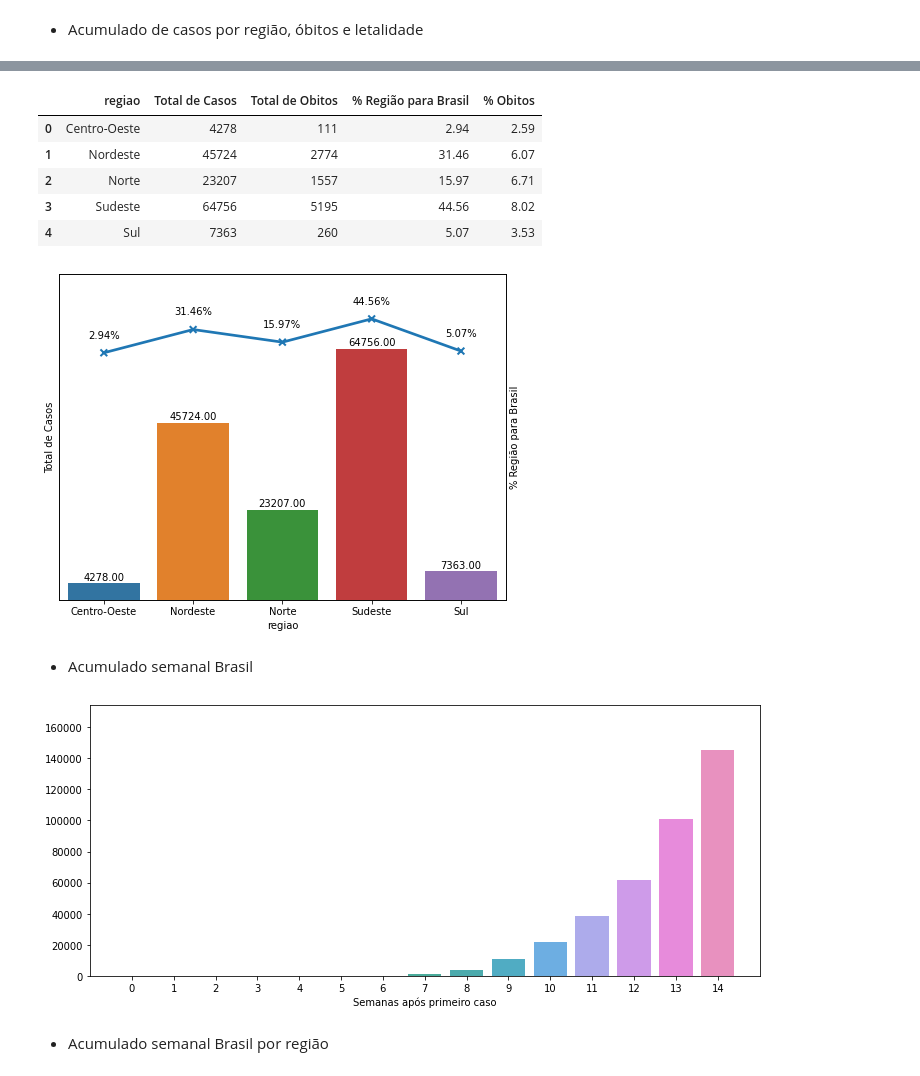
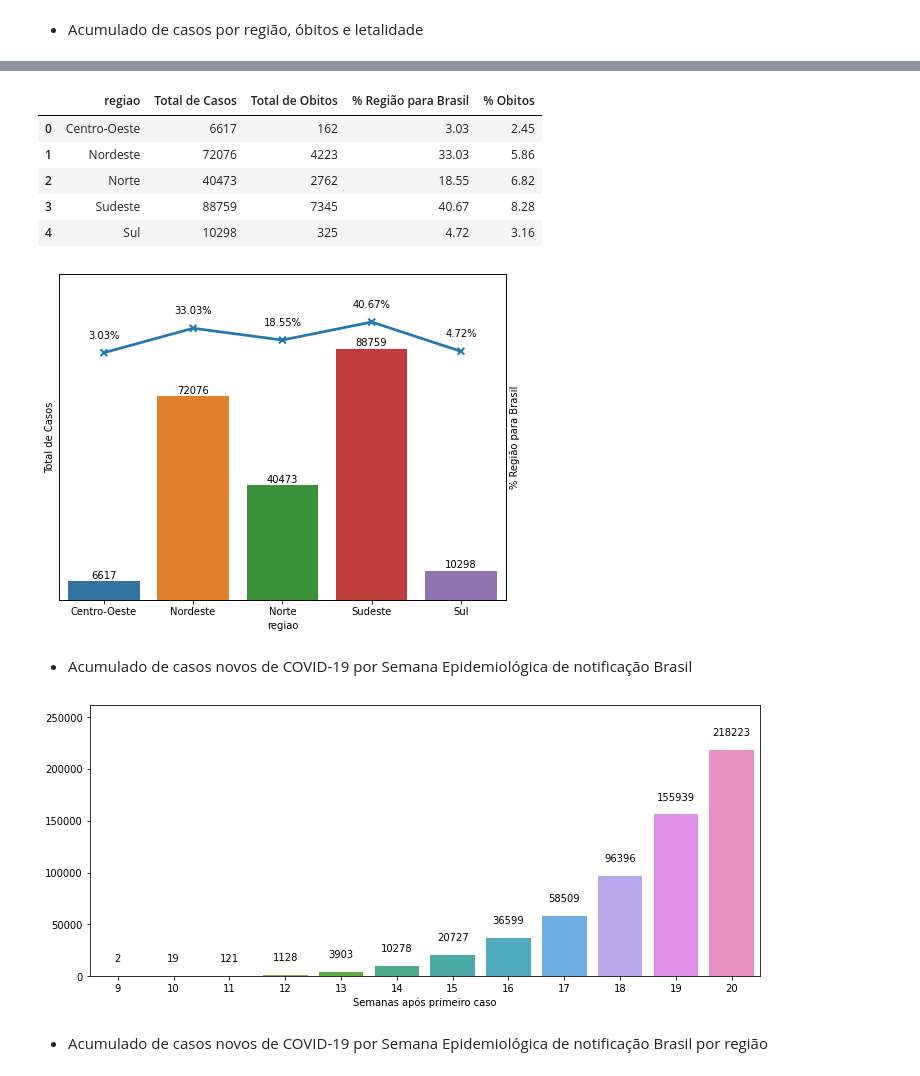
Before and after one commit to leocneves/COVID-19, a Jupyter notebook: notebooks/covid_main.ipynb, the cells around one changed output, grey strips where cells are left out. Saved outputs shown, nothing was run; the diff lists cells and outputs as text; code cells hidden in the pictures.

```diff
--- a/notebooks/covid_main.ipynb
+++ b/notebooks/covid_main.ipynb
@@ -48,7 +79,7 @@ Conteúdo:
 # %% [markdown]
 ### 1. Análise Inicial dos Dados
 # %%
-df = pd.read_csv('../datasets/arquivo_geral.csv', sep=';')
+df = pd.read_excel('../datasets/covid_brasil.xlsx')
 # %% [markdown]
 - Quantidade de valores ausentes e tipos das colunas:
 # %%
@@ -67,5 +105,8 @@ pd.DataFrame(columns=['Coluna', 'Tipo', 'Qtd. Nulos'], data=np.array([df.columns
 # %%
 # Transformações Necessárias
+
+df = df[df.estado.notna()] # Retirando estados faltantes (número de deleções aceitável com base na tabela acima)
+
 df['data'] = pd.to_datetime(df['data'], format='%Y-%m-%d') # Transformação da coluna de data de tipo string -> tipod data
 # %% [markdown]
 ### 2. Volumes dos Dados
@@ -74,8 +126,9 @@ df['data'] = pd.to_datetime(df['data'], format='%Y-%m-%d') # Transformação da
 # %%
-df_vol = pd.pivot_table(df, values=['casosNovos', 'obitosNovos'],
-               columns=['regiao'], aggfunc=[np.sum]).xs('sum', axis=1, drop_level=True).T.reset_index()
+df_vol = pd.pivot_table(df, values=['regiao', 'casosAcumulado', 'obitosAcumulado'],
+               columns=['estado'], aggfunc=[np.max]).xs('amax', axis=1,
+                                                        drop_level=True).T.reset_index().groupby('regiao').agg({'casosAcumulado':np.sum, 'obitosAcumulado':np.sum}).reset_index()
 
-df_vol.rename(columns={'casosNovos':'Total de Casos', 'obitosNovos':'Total de Obitos'}, inplace = True)
+df_vol.rename(columns={'casosAcumulado':'Total de Casos', 'obitosAcumulado':'Total de Obitos'}, inplace = True)
 
 df_vol['% Região para Brasil'] = round((df_vol['Total de Casos'] / df_vol['Total de Casos'].sum()) * 100, 2) # % da região
 df_vol['% Obitos'] = round((df_vol['Total de Obitos'] / df_vol['Total de Casos']) * 100, 2) # Letalidade
@@ -109,7 +162,7 @@ for rect, i in zip(ax.patches, df_vol['% Região para Brasil'].values):
         va = 'top'
 
     # Use Y value as label and format number with one decimal place
-    label = "{:.2f}".format(y_value)
+    label = "{:.0f}".format(y_value)
 
     # Create annotation
     ax.annotate(
@@ -133,38 +186,40 @@ for rect, i in zip(ax.patches, df_vol['% Região para Brasil'].values):
 plt.show()
 # %% [output]
 |  | regiao | Total de Casos | Total de Obitos | % Região para Brasil | % Obitos |
-| 0 | Centro-Oeste | 4278 | 111 | 2.94 | 2.59 |
-| 1 | Nordeste | 45724 | 2774 | 31.46 | 6.07 |
-| 2 | Norte | 23207 | 1557 | 15.97 | 6.71 |
-| 3 | Sudeste | 64756 | 5195 | 44.56 | 8.02 |
-| 4 | Sul | 7363 | 260 | 5.07 | 3.53 |
+| 0 | Centro-Oeste | 6617 | 162 | 3.03 | 2.45 |
+| 1 | Nordeste | 72076 | 4223 | 33.03 | 5.86 |
+| 2 | Norte | 40473 | 2762 | 18.55 | 6.82 |
+| 3 | Sudeste | 88759 | 7345 | 40.67 | 8.28 |
+| 4 | Sul | 10298 | 325 | 4.72 | 3.16 |
-[figure, old version]
+[figure, new version]
-# %% [markdown]
-- Acumulado semanal Brasil
+# %% [markdown]
+- Acumulado de casos novos de COVID-19 por Semana Epidemiológica de notificação Brasil
 # %%
-df_group_data = df.groupby(pd.Grouper(key='data', freq='W')).sum().reset_index()
+df_group_data = df.groupby(['regiao', 'estado', 'semanaEpi'])['casosAcumulado'].max().reset_index().groupby(['regiao', 'semanaEpi']).sum().reset_index().groupby(['semanaEpi']).sum().reset_index()
 
-df_group_data['casosNovosAcumulado'] = df_group_data['casosNovos'].cumsum()
+# df_group_data['casosNovosAcumulado'] = df_group_data['casosNovos'].cumsum()
 
 fig, ax = plt.subplots(figsize=(12,5))
-g = sn.barplot(x='data', y='casosNovosAcumulado', data=df_group_data) # , hue='regiao', ax=ax
+g = sn.barplot(x='semanaEpi', y='casosAcumulado', data=df_group_data) # , hue='regiao', ax=ax
 
-ax.set(xticklabels=list(range(len(df_group_data['data']))),
-     xlabel='Semanas após primeiro caso', ylabel='')
+ax.set(xlabel='Semanas após primeiro caso', ylabel='')
 
 # # calculate linear regression function
 # X = list(range(len(df_group_data['data'])))
 
 # slope, intercept, r_value, p_value, std_err = scipy.stats.linregress(x=np.array(X), y=df_group_data['casosNovosAcumulado'].apply(np.log1p))
 
 # # X.extend([15,16])
 
 # g.plot(X, np.exp(intercept + slope * np.array(X)), 'r')
 
-g.set(xlim=(-1, 15), ylim=(0, df_group_data['casosNovosAcumulado'].max()*1.2))
+g.set(ylim=(0, df_group_data['casosAcumulado'].max()*1.2))
+
+anotaGrafico(ax)
+
 plt.show()
 # %% [output]
-[figure, old version]
+[figure, new version]
 # %% [markdown]
-- Acumulado semanal Brasil por região
+- Acumulado de casos novos de COVID-19 por Semana Epidemiológica de notificação Brasil por região
 # %%
```
Also changed, not shown: parts of 4 cells of this notebook, 2 other files.
